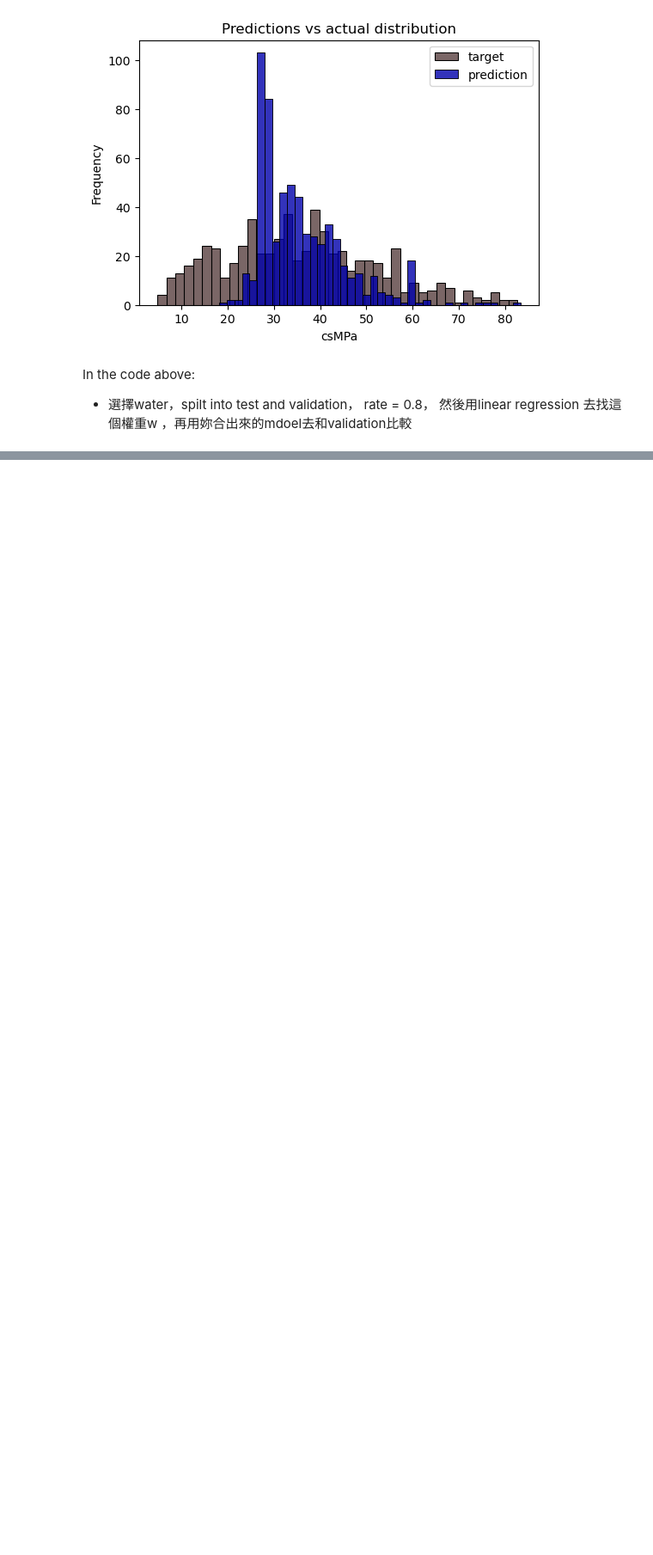
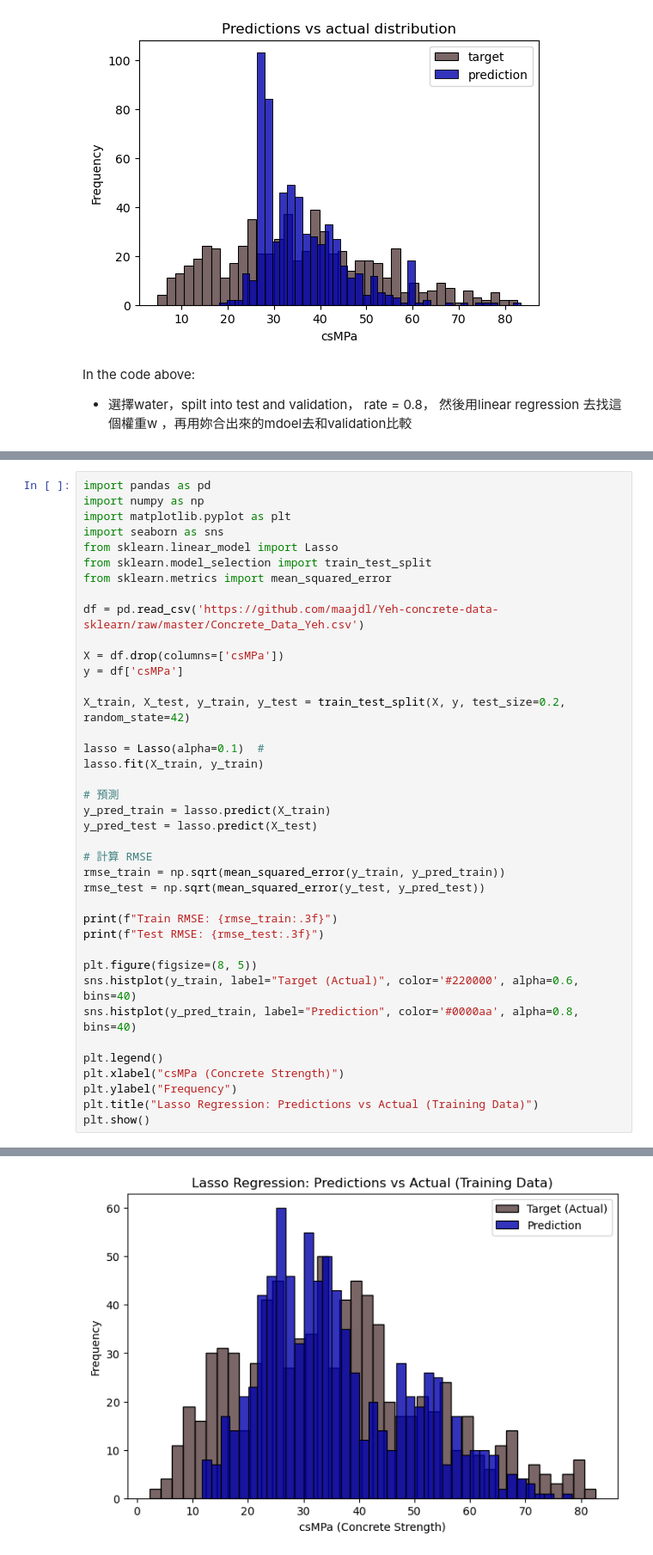
Before and after one commit to Wanwan-Laang/MSE598, a Jupyter notebook: Feb11-13.ipynb, the cells around one changed output, grey strips where cells are left out. Shown: that part at 86% size. Saved outputs shown, nothing was run; the diff lists cells and outputs as text; blank space fills up the shorter version.

```diff
--- a/Feb11-13.ipynb
+++ b/Feb11-13.ipynb
@@ -349,0 +428,40 @@ In the code above:
+# %%
+import pandas as pd
+import numpy as np
+import matplotlib.pyplot as plt
+import seaborn as sns
+from sklearn.linear_model import Lasso
+from sklearn.model_selection import train_test_split
+from sklearn.metrics import mean_squared_error
+
+df = pd.read_csv('https://github.com/maajdl/Yeh-concrete-data-sklearn/raw/master/Concrete_Data_Yeh.csv')
+
+X = df.drop(columns=['csMPa'])
+y = df['csMPa']
+
+X_train, X_test, y_train, y_test = train_test_split(X, y, test_size=0.2, random_state=42)
+
+lasso = Lasso(alpha=0.1)  #
+lasso.fit(X_train, y_train)
+
+# 預測
+y_pred_train = lasso.predict(X_train)
+y_pred_test = lasso.predict(X_test)
+
+# 計算 RMSE
+rmse_train = np.sqrt(mean_squared_error(y_train, y_pred_train))
+rmse_test = np.sqrt(mean_squared_error(y_test, y_pred_test))
+
+print(f"Train RMSE: {rmse_train:.3f}")
+print(f"Test RMSE: {rmse_test:.3f}")
+
+plt.figure(figsize=(8, 5))
+sns.histplot(y_train, label="Target (Actual)", color='#220000', alpha=0.6, bins=40)
+sns.histplot(y_pred_train, label="Prediction", color='#0000aa', alpha=0.8, bins=40)
+
+plt.legend()
+plt.xlabel("csMPa (Concrete Strength)")
+plt.ylabel("Frequency")
+plt.title("Lasso Regression: Predictions vs Actual (Training Data)")
+plt.show()
+# %% [output]
@@ -349,0 +470 @@ In the code above:
+[figure, added]
```
Also changed, not shown: parts of 8 cells of this notebook.
